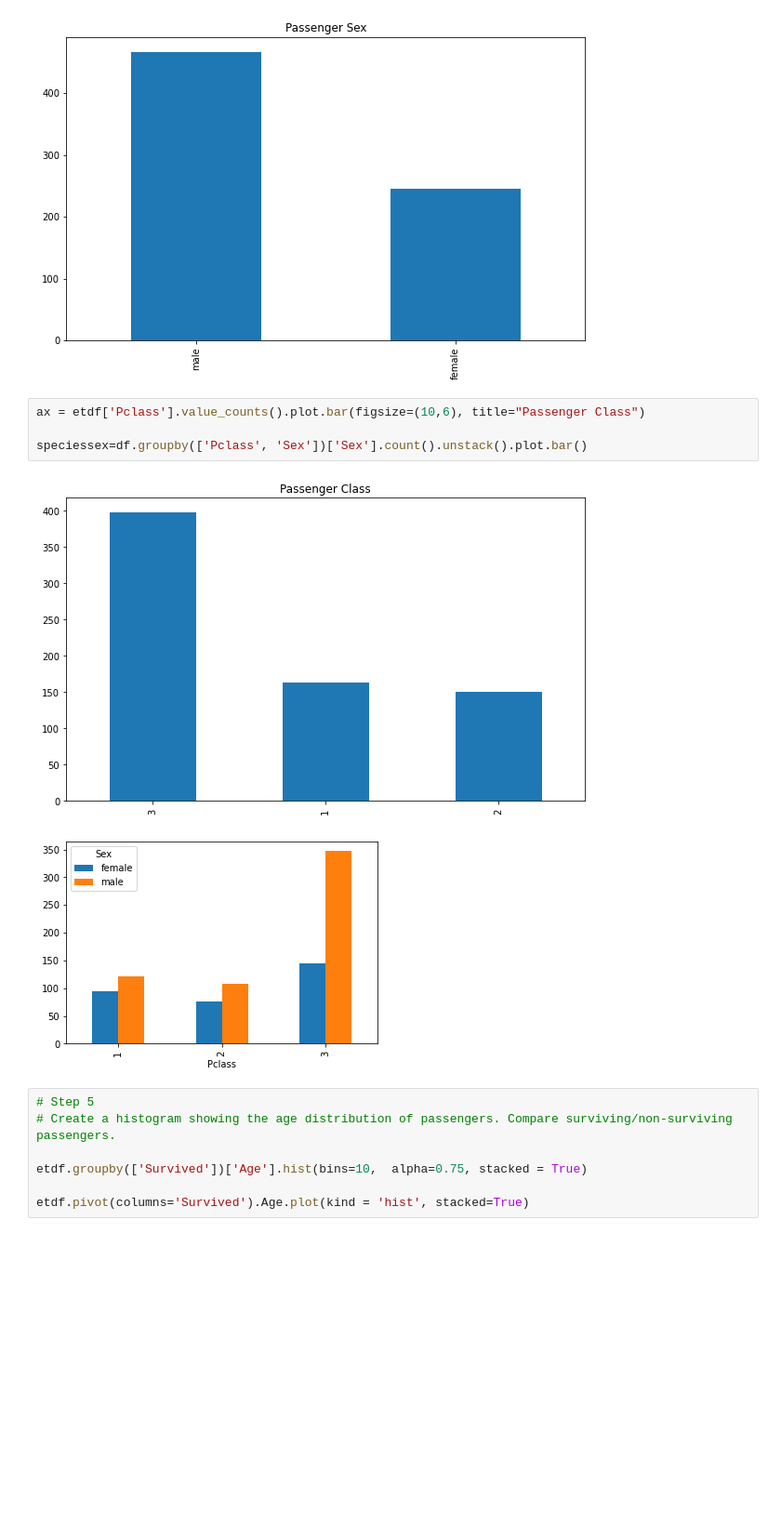
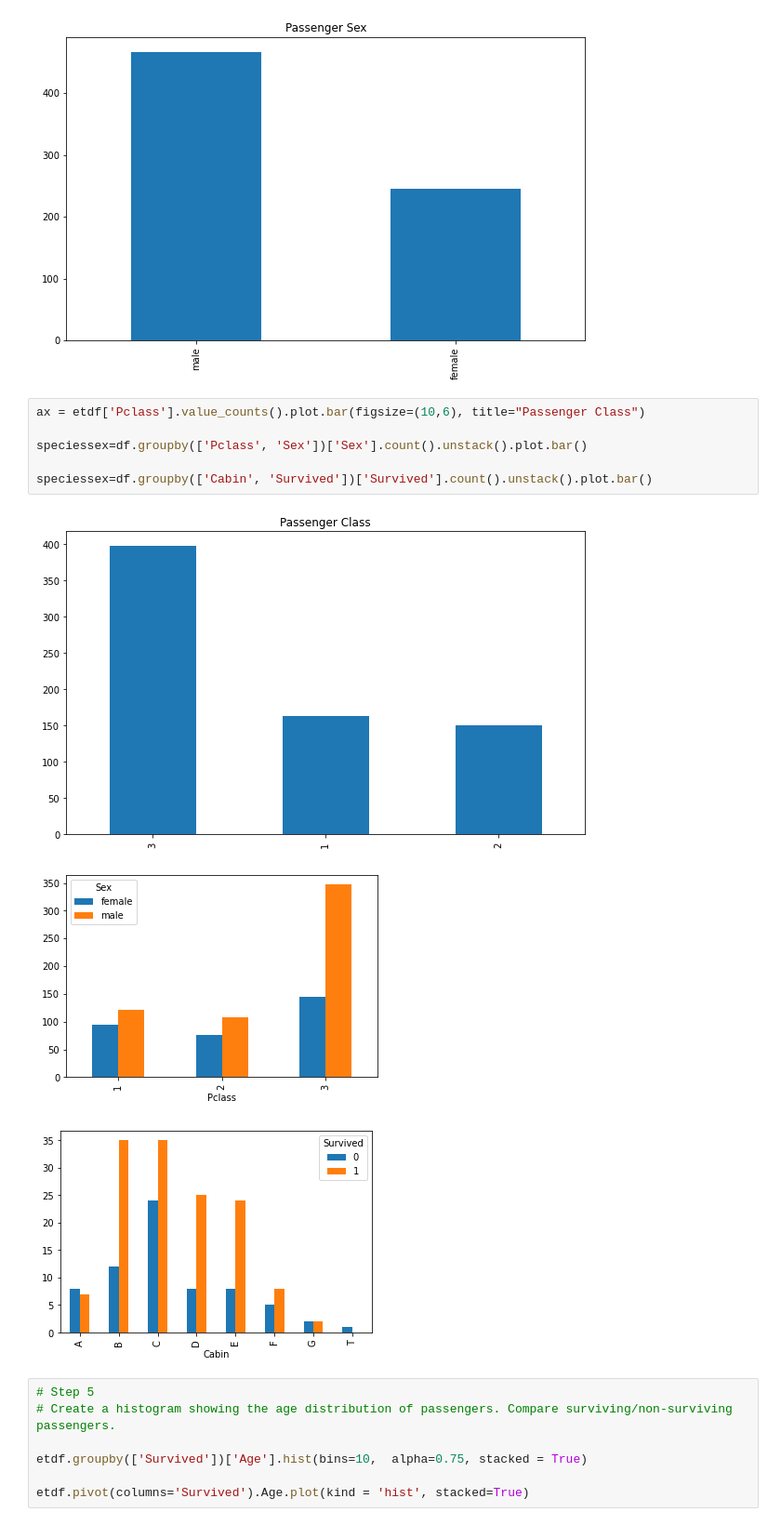
Before and after one commit to bvitos/spiced-projects, a Jupyter notebook: project_02/project2.ipynb, the cells around one changed output. Shown: that part at 93% size. Cells and saved outputs as stored; diff of their text form; blank space fills up the shorter version.

```diff
--- a/project_02/project2.ipynb
+++ b/project_02/project2.ipynb
@@ -125,10 +147,13 @@ ax = etdf['Sex'].value_counts().plot.bar(figsize=(10,6), title="Passenger Sex")
 # %%
 ax = etdf['Pclass'].value_counts().plot.bar(figsize=(10,6), title="Passenger Class")
 
 speciessex=df.groupby(['Pclass', 'Sex'])['Sex'].count().unstack().plot.bar()
+
+speciessex=df.groupby(['Cabin', 'Survived'])['Survived'].count().unstack().plot.bar()
 # %% [output]
 [figure]
 [figure]
+[figure, added]
 # %%
 # Step 5
 # Create a histogram showing the age distribution of passengers. Compare surviving/non-surviving passengers.
```
Also changed, not shown: parts of 14 cells of this notebook, 4 other files.
